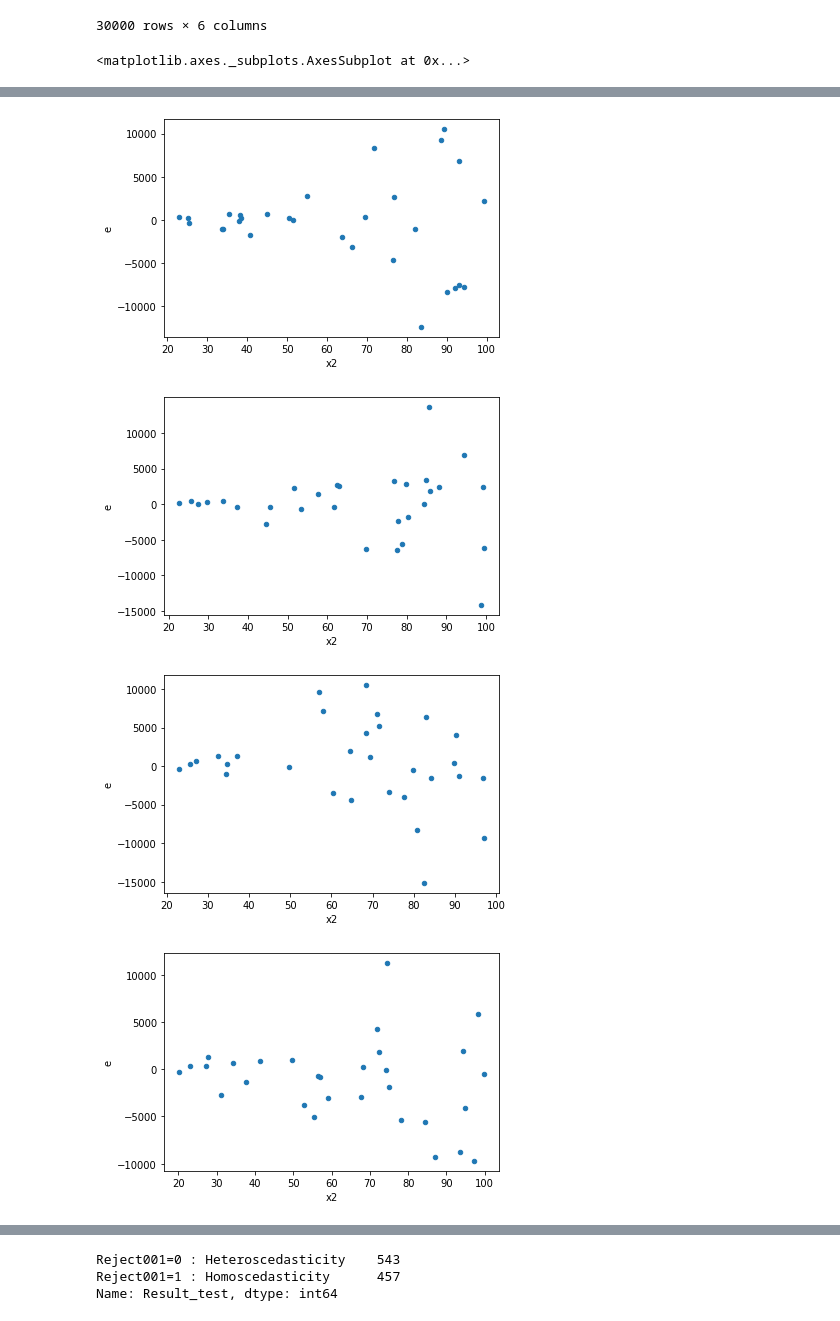
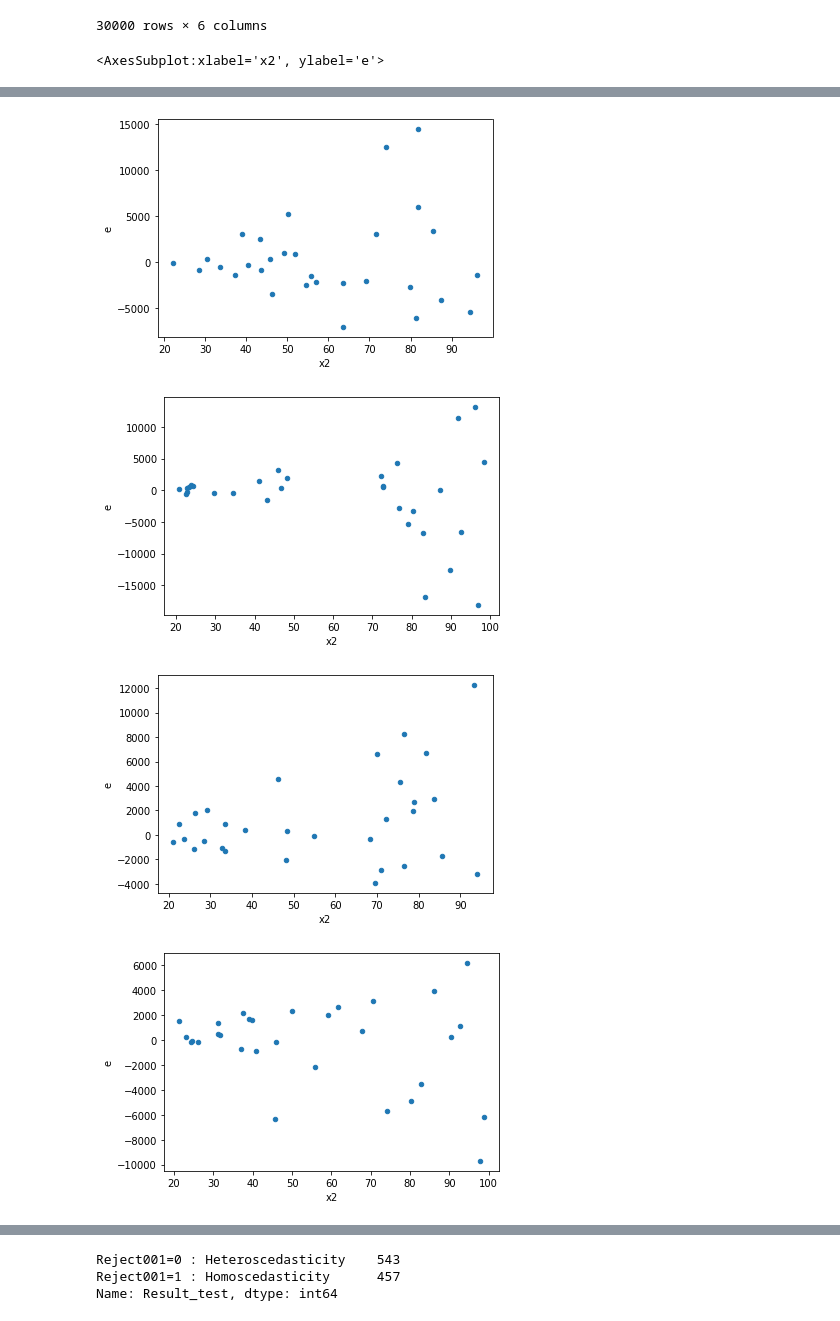
Before and after one commit to iam-fern/Generate_multiplication_2X, a Jupyter notebook: GQtest_data(y_hat)_multi_delta_(4)_n30_01.ipynb, the cells around one changed output, grey strips where cells are left out. Cells and saved outputs as stored; diff of their text form; code cells hidden in the pictures.

```diff
--- a/GQtest_data(y_hat)_multi_delta_(4)_n30_01.ipynb
+++ b/GQtest_data(y_hat)_multi_delta_(4)_n30_01.ipynb
@@ -136,16 +136,15 @@ table
 |  | 29.0 | 20.229406 | 94.099130 | 3203.258010 | 3327.586546 | 2843.407915 | 484.178632 |
 30000 rows × 6 columns
 # %%
-tablenew0 = table.loc[0.0]
-tablenew1 = table.loc[1.0]
-tablenew2 = table.loc[2.0]
-tablenew3 = table.loc[3.0]
-tablenew4 = table.loc[4.0]
-tablenew5 = table.loc[5.0]
-tablenew6 = table.loc[6.0]
-tablenew7 = table.loc[7.0]
-tablenew8 = table.loc[8.0]
-tablenew9 = table.loc[9.0]
+tablenew0 = table.loc[1.0]
+tablenew1 = table.loc[7.0]
+tablenew2 = table.loc[8.0]
+tablenew3 = table.loc[9.0]
+tablenew4 = table.loc[10.0]
+tablenew5 = table.loc[14.0]
+tablenew6 = table.loc[16.0]
+tablenew7 = table.loc[20.0]
+tablenew8 = table.loc[23.0]
 tablenew0.plot(x ='x2', y='e', kind = 'scatter')
 tablenew1.plot(x ='x2', y='e', kind = 'scatter')
 tablenew2.plot(x ='x2', y='e', kind = 'scatter')
@@ -155,6 +154,5 @@ tablenew5.plot(x ='x2', y='e', kind = 'scatter')
 tablenew6.plot(x ='x2', y='e', kind = 'scatter')
 tablenew7.plot(x ='x2', y='e', kind = 'scatter')
 tablenew8.plot(x ='x2', y='e', kind = 'scatter')
-tablenew9.plot(x ='x2', y='e', kind = 'scatter')
 # %% [output]
-<matplotlib.axes._subplots.AxesSubplot at 0x...>
+<AxesSubplot:xlabel='x2', ylabel='e'>
@@ -165,4 +163,4 @@ tablenew9.plot(x ='x2', y='e', kind = 'scatter')
-[figure, old version]
+[figure, new version]
-[figure, old version]
+[figure, new version]
-[figure, old version]
+[figure, new version]
-[figure, old version]
+[figure, new version]
```
Also changed, not shown: parts of 3 cells of this notebook.
